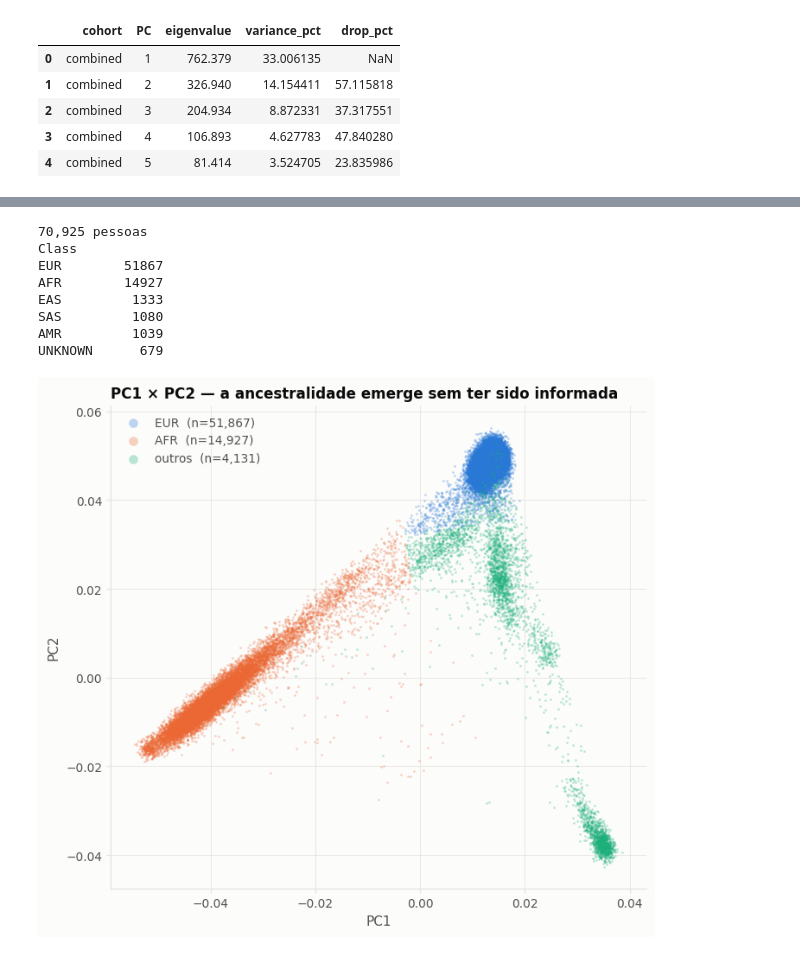
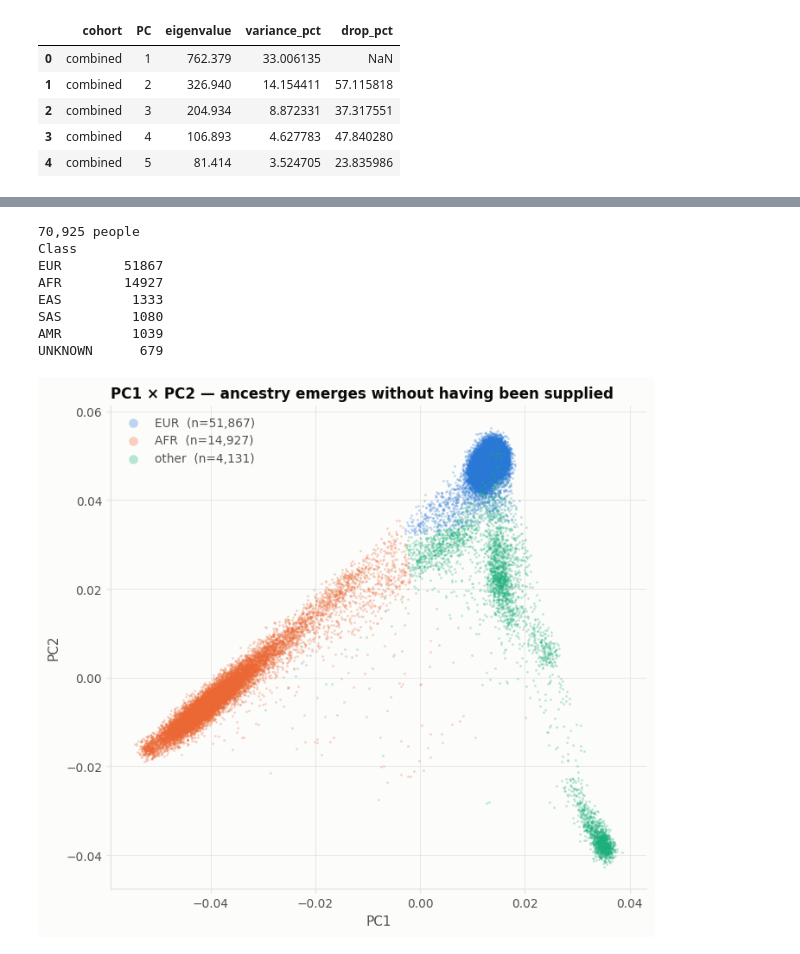
Before and after one commit to HallLab/hearing-loss-genomics, a Jupyter notebook: analysis/elena_replication/phase_3/scripts/01_pc_selection.ipynb, the cells around one changed output, grey strips where cells are left out. Cells and saved outputs as stored; diff of their text form; code cells hidden in the pictures.

```diff
--- a/analysis/elena_replication/phase_3/scripts/01_pc_selection.ipynb
+++ b/analysis/elena_replication/phase_3/scripts/01_pc_selection.ipynb
@@ -80,14 +81,14 @@ rows = []
 for coh in ["combined", "EUR", "AFR"]:
     d = eig[eig.cohort == coh].sort_values("PC").head(8)
     for _, r in d.iterrows():
-        rows.append({"coorte": coh, "PC": int(r.PC),
-                     "autovalor": round(r.eigenvalue, 1),
-                     "variância %": round(r.variance_pct, 2),
-                     "queda vs anterior %": None if pd.isna(r.drop_pct) else round(r.drop_pct, 1),
-                     "platô": "" if pd.isna(r.drop_pct) else ("sim" if r.drop_pct < 10 else "")})
-tabela = pd.DataFrame(rows)
-display(tabela.pivot_table(index="PC", columns="coorte",
-                           values="queda vs anterior %").round(1))
-print("joelho por coorte:",
+        rows.append({"cohort": coh, "PC": int(r.PC),
+                     "eigenvalue": round(r.eigenvalue, 1),
+                     "variance %": round(r.variance_pct, 2),
+                     "drop vs previous %": None if pd.isna(r.drop_pct) else round(r.drop_pct, 1),
+                     "plateau": "" if pd.isna(r.drop_pct) else ("yes" if r.drop_pct < 10 else "")})
+table = pd.DataFrame(rows)
+display(table.pivot_table(index="PC", columns="cohort",
+                          values="drop vs previous %").round(1))
+print("elbow by cohort:",
       {c: pc.elbow(eig, c) for c in ["combined", "EUR", "AFR"]})
 # %% [output]
@@ -117,10 +118,10 @@ for i, coh in enumerate(["combined", "EUR", "AFR"]):
             markeredgewidth=1.4, label=coh)
     k = pc.elbow(eig, coh)
     y = d[d.PC <= k].variance_pct.sum()
-    ax.annotate(f"{coh}: {y:.0f}% em {k} PCs", (k, y), color=pc.SERIES[i],
+    ax.annotate(f"{coh}: {y:.0f}% in {k} PCs", (k, y), color=pc.SERIES[i],
                 fontsize=9, fontweight="600", xytext=(8, -4), textcoords="offset points")
-ax.set_xlabel("primeiros k componentes"); ax.set_ylabel("variância cumulativa (%)")
-ax.set_title("Variância cumulativa — sanidade, não critério", loc="left")
+ax.set_xlabel("first k components"); ax.set_ylabel("cumulative variance (%)")
+ax.set_title("Cumulative variance — a sanity check, not a criterion", loc="left")
 ax.set_xticks(range(1, 13)); ax.legend(frameon=False, labelcolor=pc.INK2, fontsize=9)
 fig.tight_layout(); plt.show()
 # %% [output]
@@ -140,28 +142,28 @@ viu genótipos. Os agrupamentos emergem.
 # %%
 d = pc.pcs_with_ancestry()
-print(f"{len(d):,} pessoas")
+print(f"{len(d):,} people")
 print(d.Class.value_counts().to_string())
 
 big = ["EUR", "AFR"]
-d["grupo"] = d.Class.where(d.Class.isin(big), "outros")
+d["group"] = d.Class.where(d.Class.isin(big), "other")
 
 fig, ax = plt.subplots(figsize=(6.6, 6))
 pc.style(ax)
-for i, g in enumerate(["EUR", "AFR", "outros"]):
-    s = d[d.grupo == g]
+for i, g in enumerate(["EUR", "AFR", "other"]):
+    s = d[d.group == g]
     ax.scatter(s.PC1, s.PC2, s=3, alpha=0.30, linewidths=0,
                color=pc.SERIES[i], label=f"{g}  (n={len(s):,})", rasterized=True)
 ax.set_xlabel("PC1"); ax.set_ylabel("PC2")
-ax.set_title("PC1 × PC2 — a ancestralidade emerge sem ter sido informada", loc="left")
-leg = ax.legend(frameon=False, labelcolor=pc.INK2, fontsize=9, markerscale=4)
+ax.set_title("PC1 × PC2 — ancestry emerges without having been supplied", loc="left")
+ax.legend(frameon=False, labelcolor=pc.INK2, fontsize=9, markerscale=4)
 fig.tight_layout(); plt.show()
 # %% [output]
-70,925 pessoas
+70,925 people
 Class
 EUR        51867
 AFR        14927
 EAS         1333
 SAS         1080
 AMR         1039
 UNKNOWN      679
-[figure, old version]
+[figure, new version]
```
Also changed, not shown: parts of 21 cells of this notebook, 2 other files.
